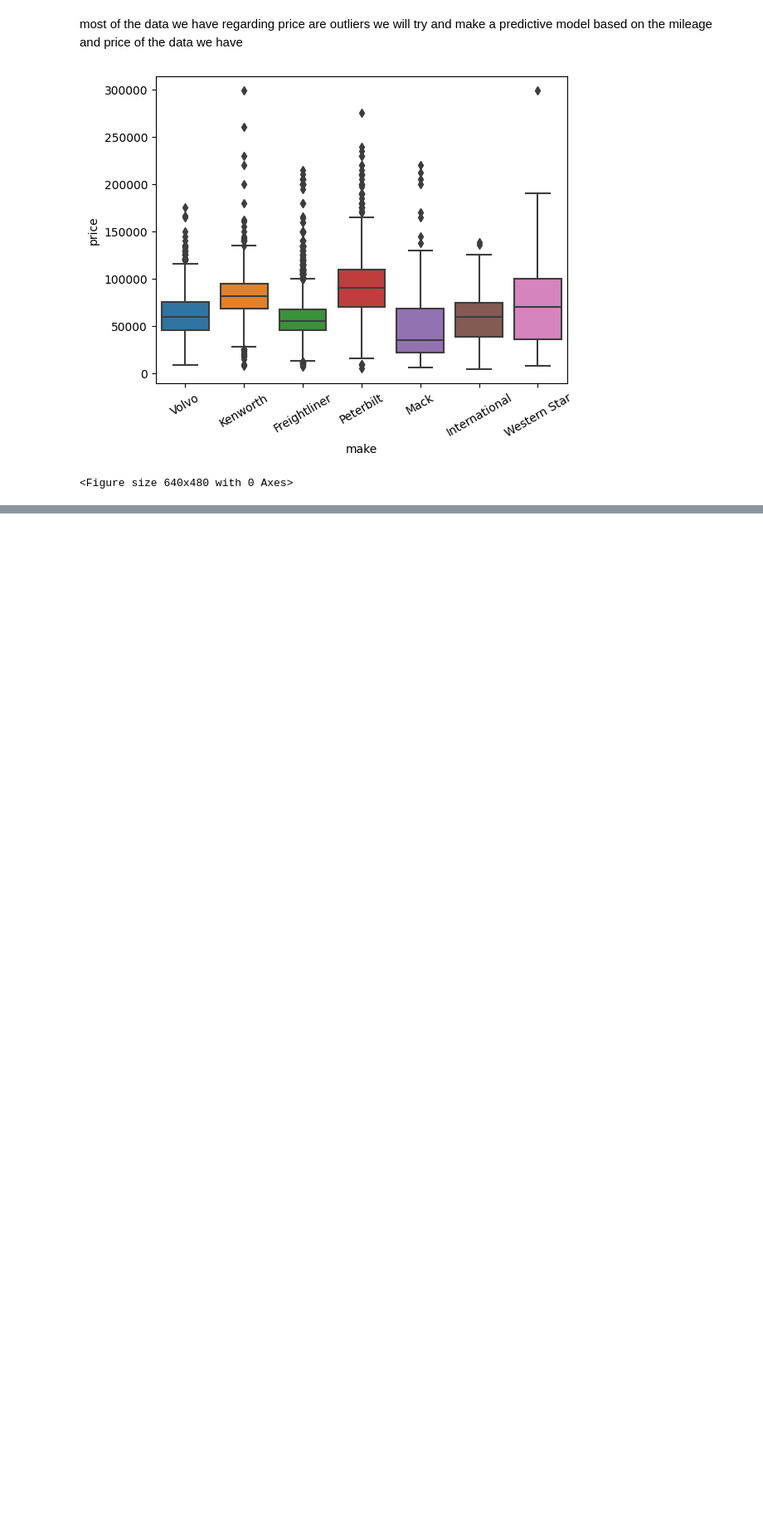
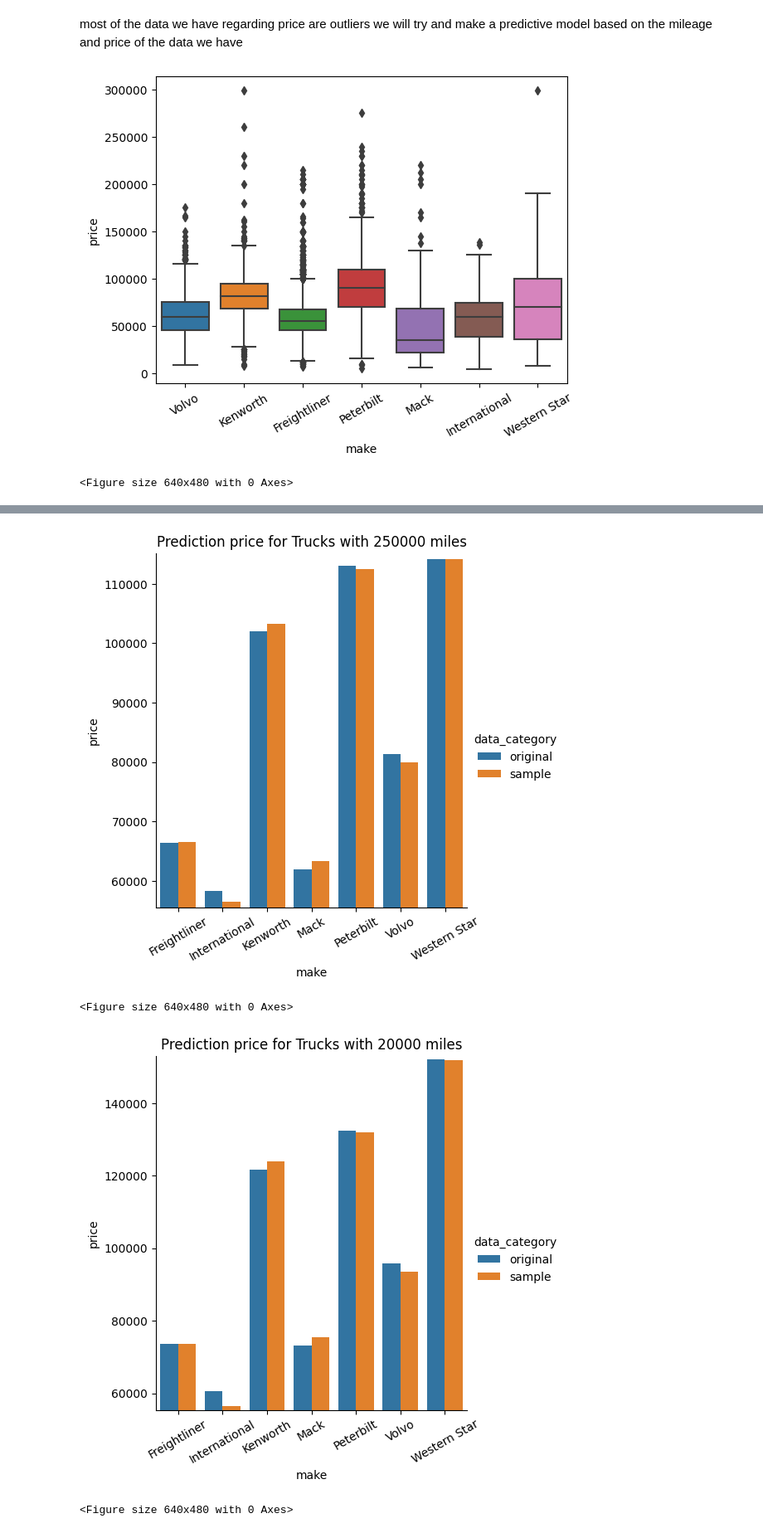
Before and after one commit to dazehead/truck-sales-project, a Jupyter notebook: truck_sales.ipynb, the cells around one changed output, grey strips where cells are left out. Shown at 83% size. Cells and saved outputs as stored; diff of their text form; code cells hidden in the pictures; blank space fills up the shorter version.

```diff
--- a/truck_sales.ipynb
+++ b/truck_sales.ipynb
@@ -569,0 +506,30 @@ a Peterbilt with 600000 mi is has an estimated value of : $-1680956.705804659
+# %%
+#print(original_predictions.head())
+#print(sample_predictions.head())
+
+#combined_df = pd.concat([original_predictions, sample_predictions], ignore_index=True)
+def plot_comparison(df, sample_df):
+    combined_df = pd.concat([df, sample_df], ignore_index=True)
+    sns.catplot(x='make', y='price', hue='data_category', data=combined_df, kind='bar', )
+    plt.title(f'Prediction price for Trucks with {mileage_to_predict} miles')
+    plt.xticks(rotation=30)
+    plt.ylim(min(combined_df['price'])-1000, max(combined_df['price']+1000))
+    plt.show()
+    plt.clf()
+
+plot_comparison(df_250k, df_sample_250k)
+
+mileage_to_predict = 20000
+df_20k = predictive_model_mileage_to_price(data, mileage_to_predict, 'original')
+df_sample_20k = predictive_model_mileage_to_price(sample_data, mileage_to_predict, 'sample')
+plot_comparison(df_20k, df_sample_20k)
+
+mileage_to_predict = 850000
+df_850k = predictive_model_mileage_to_price(data, mileage_to_predict, 'original')
+df_sample_850k = predictive_model_mileage_to_price(sample_data, mileage_to_predict, 'sample')
+plot_comparison(df_850k, df_sample_850k)
+# %% [output]
+[figure, added]
+<Figure size 640x480 with 0 Axes>
+[figure, added]
+<Figure size 640x480 with 0 Axes>
```
Also changed, not shown: parts of 15 cells of this notebook.
